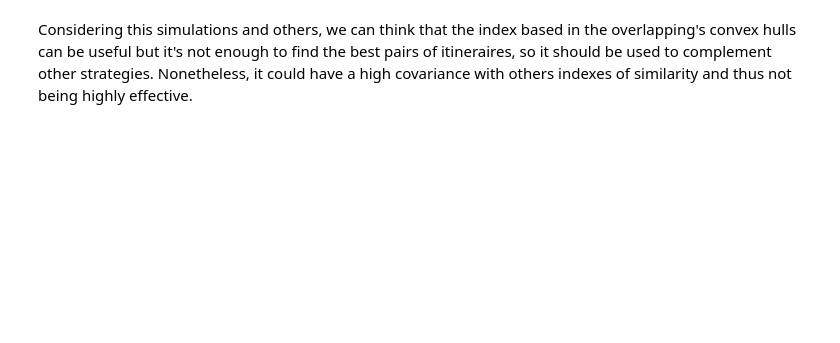
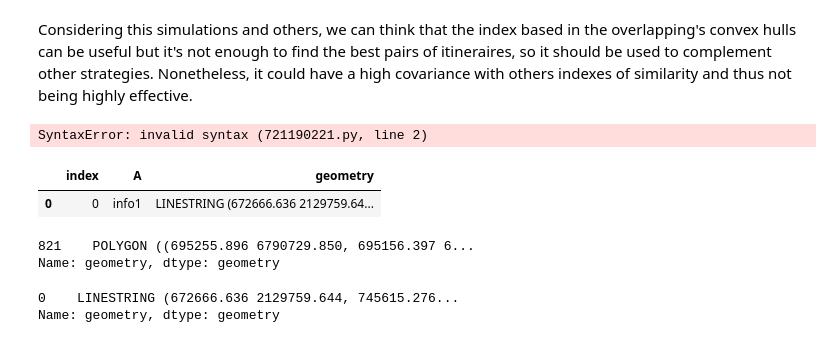
Before and after one commit to Universite-Gustave-Eiffel/geodev-logicout, a Jupyter notebook: notebooks/convex_hull.ipynb, the cells around one changed output. Saved outputs shown, nothing was run; the diff lists cells and outputs as text; code cells hidden in the pictures; blank space fills up the shorter version.

```diff
--- a/notebooks/convex_hull.ipynb
+++ b/notebooks/convex_hull.ipynb
@@ -261,0 +295,40 @@ Nonetheless, it could have a high covariance with others indexes of similarity a
+# %%
+from shapely.geometry import Point, LineString, shape
+coords = [( .794952 , 48.73988) ,
+ (3.34214  , 48.727256),
+ (3.270993 , 48.698888),
+ (3.179958 , 48.715268),
+ (2.813542 , 48.865042),
+ (2.68861  , 48.86917 ),
+ (2.496039 , 48.793714),
+ (2.474872 , 48.805443),
+ (2.436658 , 48.847639),
+ (2.444228 , 48.863774),
+ (2.393881 , 48.857115),
+ (2.27961  , 48.870104),
+ (2.304367 , 48.813179),
+ (2.215943 , 48.640844),
+ (2.498608 , 48.703466),
+ (2.557781 , 48.67711 ),
+ (2.615411 , 48.744032)]
+optimized = LineString (coords)
+# %% [output]
+SyntaxError: invalid syntax (721190221.py, line 2)
+# %%
+mutualise = ['example']
+info= ['info1']
+
+
+# Create the pandas DataFrame with column name is provided explicitly
+df = pd.DataFrame(columns=['A','geometry'])
+df['A'] = info
+df['geometry'] = optimized
+# %%
+gdf = gpd.GeoDataFrame(df, geometry='geometry' crs='EPSG: 4326')
+# %%
+gdf['geometry'] = gdf.geometry.to_crs(2154)
+# %%
+gdf.reset_index()
+# %% [output]
+|  | index | A | geometry |
+| 0 | 0 | info1 | LINESTRING (672666.636 2129759.64... |
@@ -261,0 +342,10 @@ Nonetheless, it could have a high covariance with others indexes of similarity a
+# %%
+sample2.geometry
+# %% [output]
+821    POLYGON ((695255.896 6790729.850, 695156.397 6...
+Name: geometry, dtype: geometry
+# %%
+gdf.geometry
+# %% [output]
+0    LINESTRING (672666.636 2129759.644, 745615.276...
+Name: geometry, dtype: geometry
```
Also changed, not shown: parts of 9 cells of this notebook, 3 other files.
